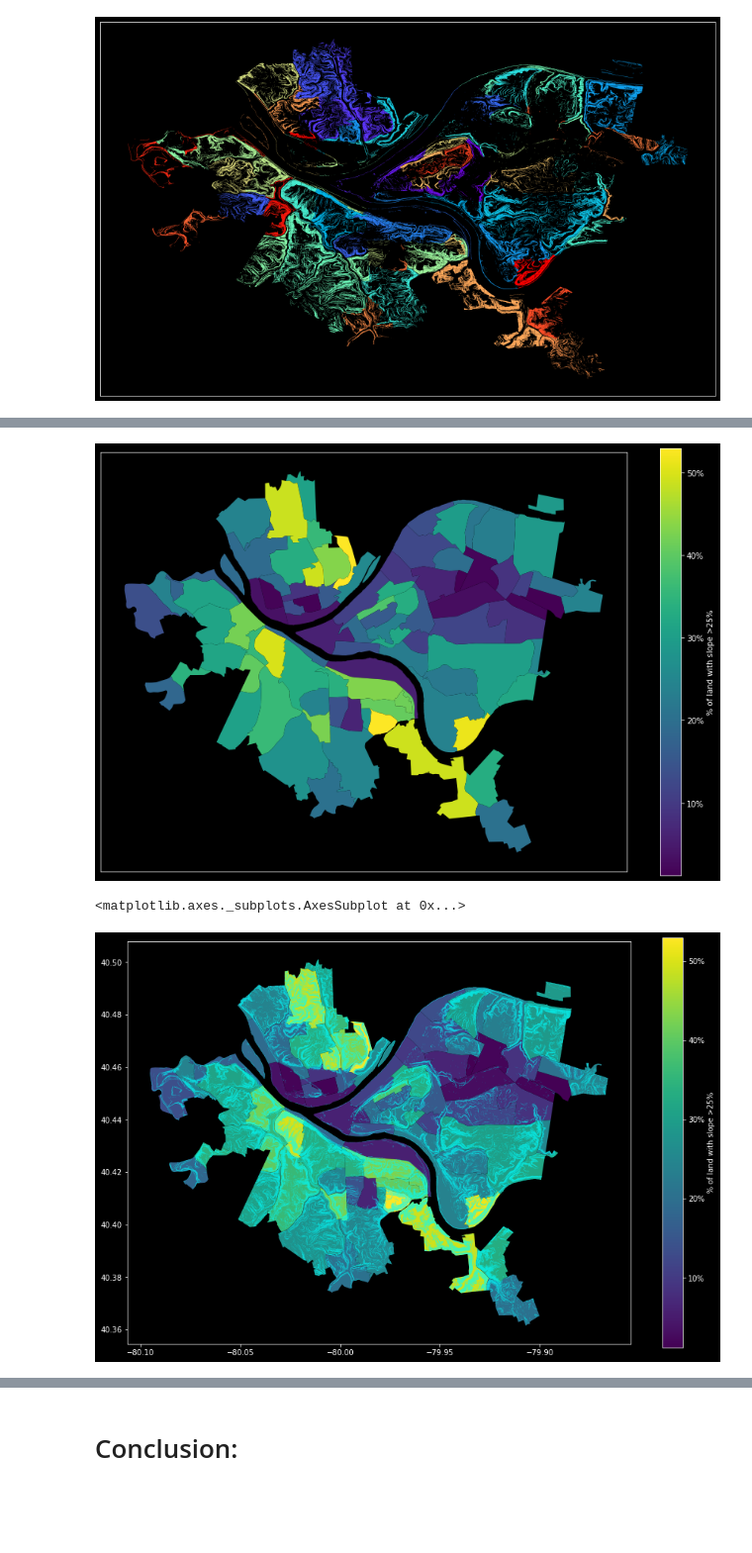
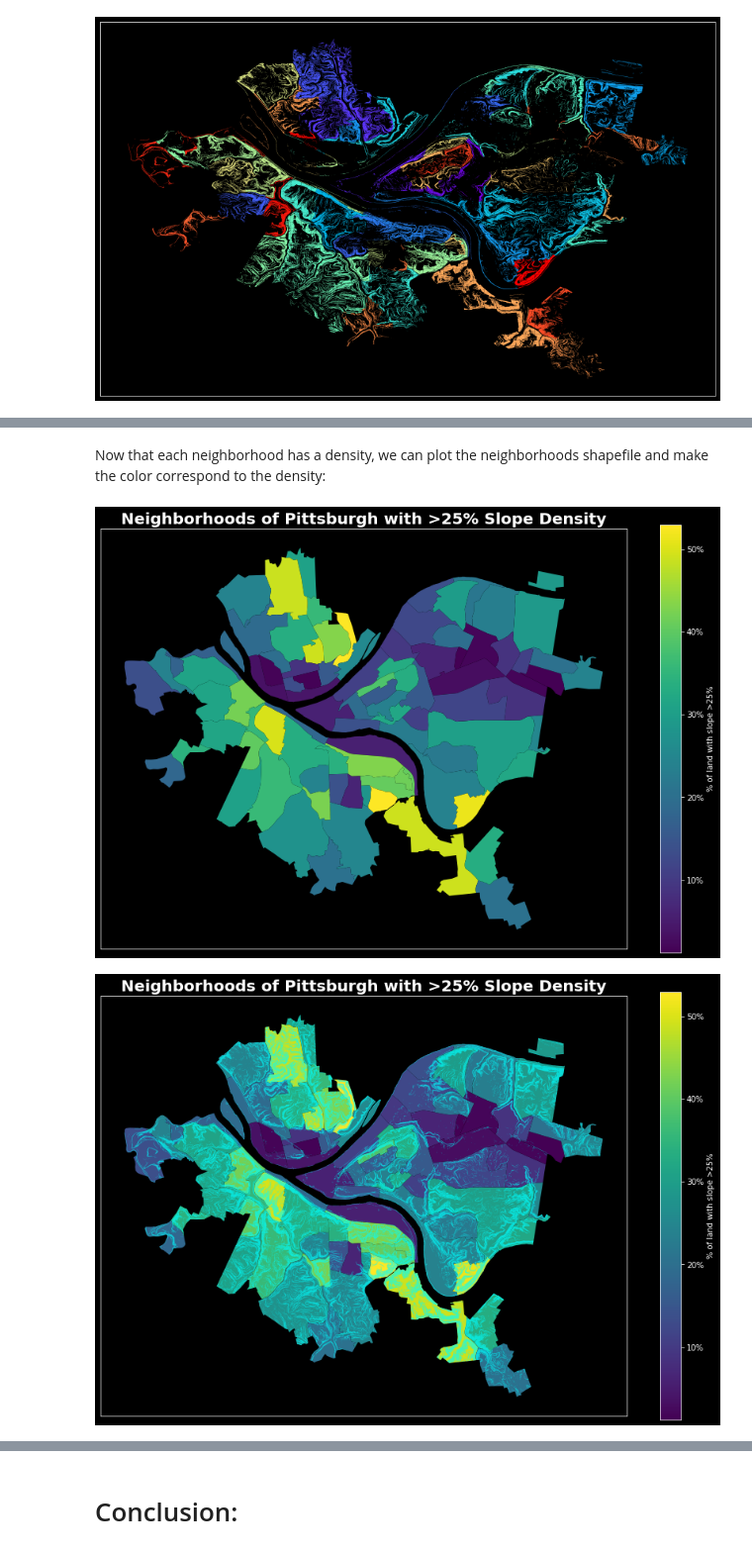
Before and after one commit to OWurst/cs0010-final-proj, a Jupyter notebook: Best_Neighborhood.ipynb, the cells around one changed output, grey strips where cells are left out. Shown at 99% size. Cells and saved outputs as stored; diff of their text form; code cells hidden in the pictures; blank space fills up the shorter version.

Commit message:
Progress on Best_Neighborhood

```diff
--- a/Best_Neighborhood.ipynb
+++ b/Best_Neighborhood.ipynb
@@ -65,0 +72,9 @@ slope_exploded = slope.explode()
+# %%
+# objects to use as kwargs
+# this just cleans up some code later
+tick_args={
+    'left': False,
+    'labelleft': False,
+    'labelbottom': False,
+    'bottom': False
+}
@@ -81,4 +122,0 @@ KeyboardInterrupt:
-# %%
-# load pickled df
-with open('df.pickle', 'rb') as file:
-    df = pickle.load(file)
@@ -109,7 +164,5 @@ plt.show()
 # %%
-area = []
-for i in range(91):
-    area.append(0)
+area = np.zeros(91)
 for i, row in df.iterrows():
     area[row['hood_i']] += row['geometry'].area
 d = {
@@ -120,55 +173,48 @@ for i, hood in hoods.iterrows():
     d['name'].append(hood['HOOD'])
     d['density'].append(area[i] / hood['geometry'].area)
 density_df = pd.DataFrame(data=d)
+# %% [markdown]
+Now that each neighborhood has a density, we can plot the neighborhoods shapefile and make the color correspond to the density:
 # %%
 fig, ax = plt.subplots()
 fig.set_size_inches(15, 10)
 hoods.plot(
     ax=ax,
     column=density_df['density'],
+    cmap='viridis',
     legend=True,
     legend_kwds={
         'label': "% of land with slope >25%",
         'orientation': 'vertical',
         'format': mtick.PercentFormatter(1.0),
     },
-    cmap='viridis',
 )
-plt.tick_params(
-    left = False,
-    labelleft = False,
-    labelbottom = False,
-    bottom = False
-)
+plt.tick_params(**tick_args)
+ax.set_title('Neighborhoods of Pittsburgh with >25% Slope Density', titleprop)
 plt.show()
 # %% [output]
-[figure, old version]
+[figure, new version]
 # %%
 fig, ax = plt.subplots()
 fig.set_size_inches(15, 10)
 hoods.plot(
     ax=ax,
     column=density_df['density'],
+    cmap='viridis',
     legend=True,
     legend_kwds={
         'label': "% of land with slope >25%",
         'orientation': 'vertical',
         'format': mtick.PercentFormatter(1.0),
     },
-    cmap='viridis',
 )
 slope.plot(
     ax=ax,
     alpha=.7,
     color='cyan',
 )
-plt.tick_params(
-    left = False,
-    labelleft = False,
-    labelbottom = False,
-    bottom = False
-)
+plt.tick_params(**tick_args)
+ax.set_title('Neighborhoods of Pittsburgh with >25% Slope Density', titleprop)
 plt.show()
 # %% [output]
-<matplotlib.axes._subplots.AxesSubplot at 0x...>
-[figure, old version]
+[figure, new version]
```
Also changed, not shown: parts of 28 cells of this notebook.
